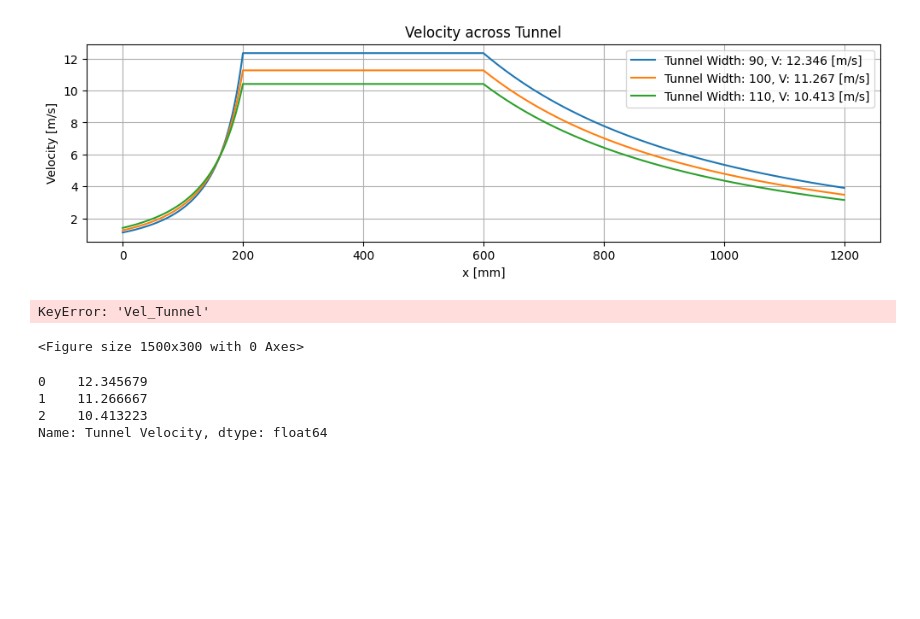
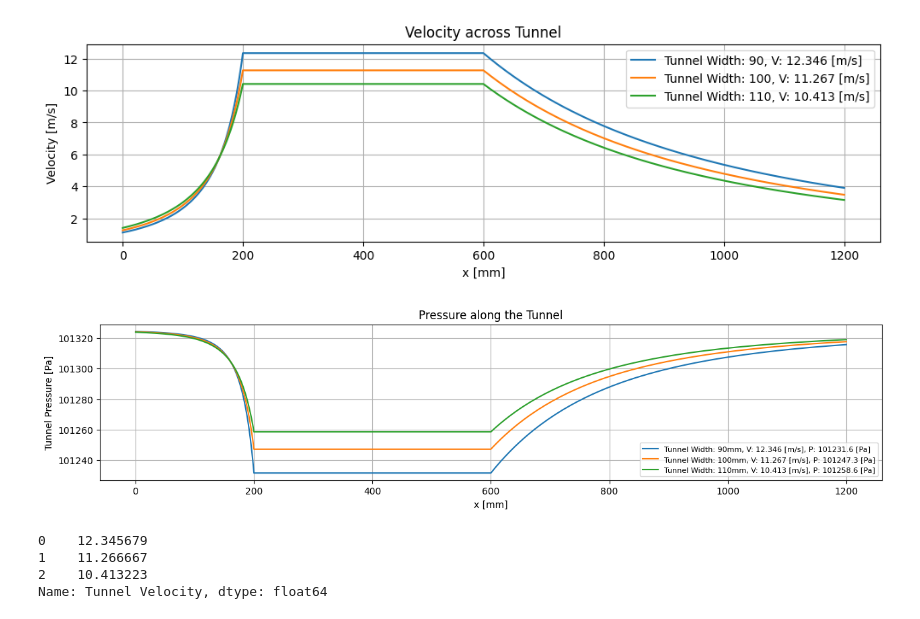
Before and after one commit to LohWenkOng/desktop-wind-tunnel, a Jupyter notebook: calc.ipynb, the cells around one changed output. Saved outputs shown, nothing was run; the diff lists cells and outputs as text; code cells hidden in the pictures; blank space fills up the shorter version.

```diff
--- a/calc.ipynb
+++ b/calc.ipynb
@@ -119,33 +119,32 @@ pd_dim['Tunnel Velocity'] = [max(arr) for arr in vel_tunnel_ls]
 # %%
 P_atm = 101325
 # density in kg/m^3
 air_density = 1.225
 tp_ls = []
 
 def tunnel_pressure(air_density, P_atm, vel_tunnel):
     return (P_atm -air_density*vel_tunnel**2/2)
 
 fig = plt.figure(figsize=(15, 3))
 
 for i in range(pd_dim.index.stop):
     x = pd_dim['dx'][i]
-    vel_tunnel = pd_dim['Vel_Tunnel'][i]
+    vel_tunnel = pd_dim['dV_tunnel'][i]
     tunnel_press = tunnel_pressure(air_density, P_atm, vel_tunnel)
     tp_ls.append(tunnel_press)
 
     plt.plot(x,tunnel_press, label=f"Tunnel Width: {pd_dim['Tunnel_Width'][i]}mm, V: {max(vel_tunnel):.3f} [m/s], P: {min(tunnel_press):.1f} [Pa]")
 
 plt.title('Pressure along the Tunnel')
 plt.xlabel('x [mm]')
 plt.ylabel('Tunnel Pressure [Pa]')
 plt.legend(fontsize=8)
 plt.grid(True)
 
 pd_dim['dP'] = tp_ls
 pd_dim['Tunnel_Pressure'] = [min(arr) for arr in tp_ls]
 # %% [output]
-KeyError: 'Vel_Tunnel'
-<Figure size 1500x300 with 0 Axes>
+[figure, added]
 # %%
 # pd_dim['Tunnel_Pressure']
 
```
